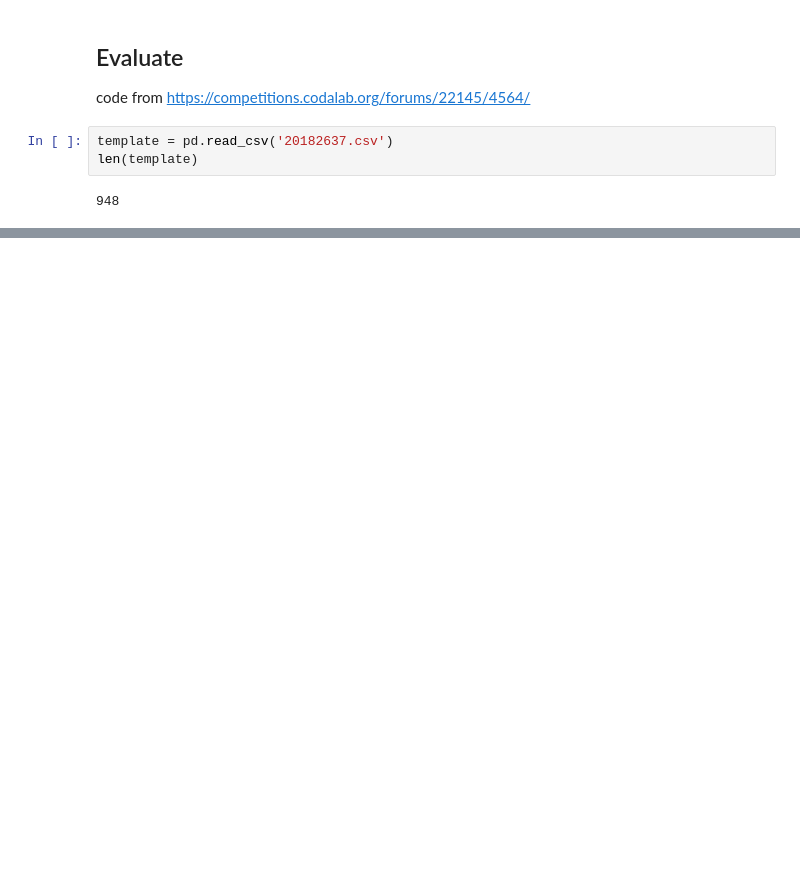
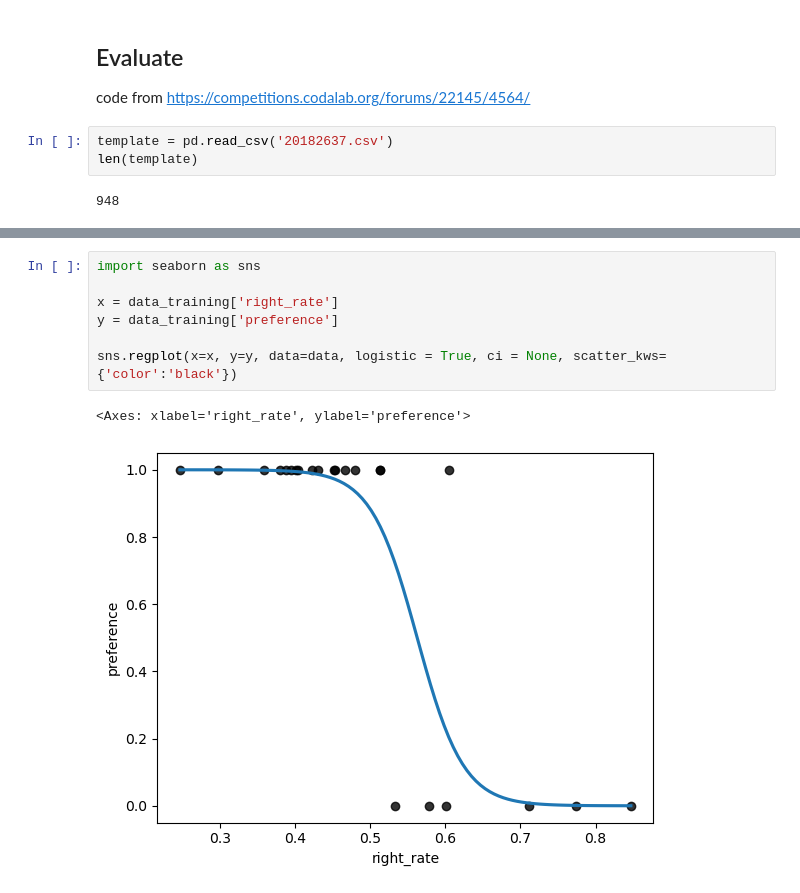
Before and after one commit to qjrm2333/ML_Term_Project, a Jupyter notebook: task3_eda.ipynb, the cells around one changed output, grey strips where cells are left out. Cells and saved outputs as stored; diff of their text form; blank space fills up the shorter version.

```diff
--- a/task3_eda.ipynb
+++ b/task3_eda.ipynb
@@ -464,0 +517,10 @@ evaluate(eval_test, template)
+# %%
+import seaborn as sns
+
+x = data_training['right_rate']
+y = data_training['preference']
+
+sns.regplot(x=x, y=y, data=data, logistic = True, ci = None, scatter_kws={'color':'black'})
+# %% [output]
+<Axes: xlabel='right_rate', ylabel='preference'>
+[figure, added]
```
Also changed, not shown: parts of 12 cells of this notebook, 1 other file.
